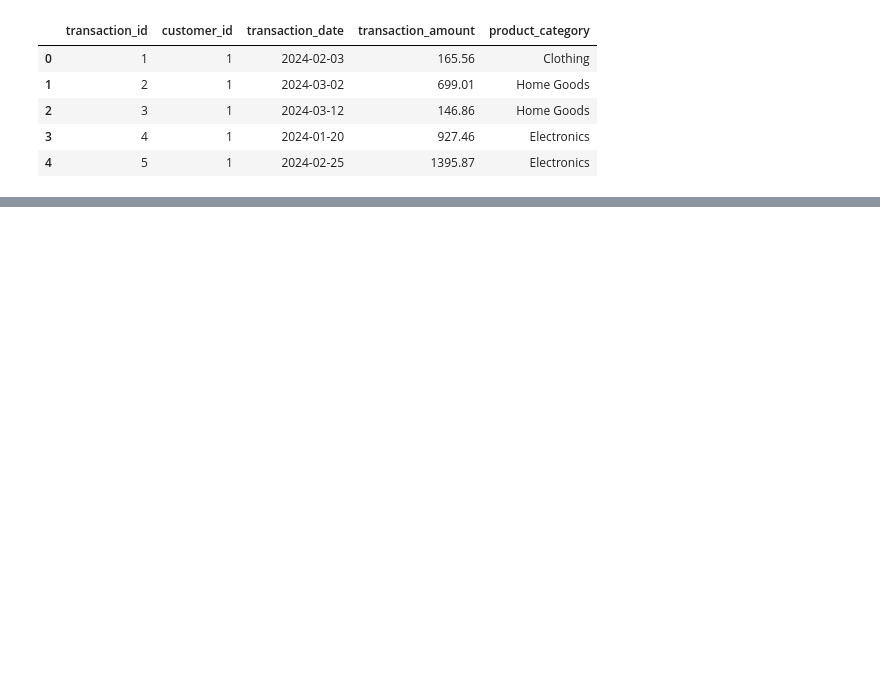
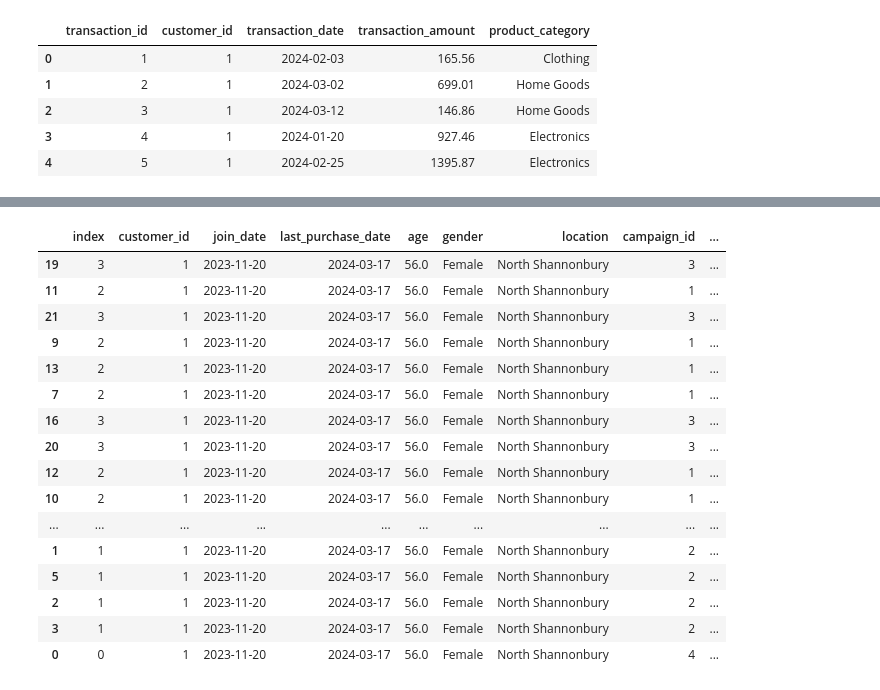
Before and after one commit to qmdismnp/Schulich_DS_MBAN, a Jupyter notebook: assignment 2.ipynb, the cells around one changed output, grey strips where cells are left out. Cells and saved outputs as stored; diff of their text form; code cells hidden in the pictures; blank space fills up the shorter version.

```diff
--- a/assignment 2.ipynb
+++ b/assignment 2.ipynb
@@ -50,0 +119,12 @@ transactions.head()
+# %%
+# in other words > which marketing campaign was the user exposed to before they made a transaction?
+# and did they respond positively or negatively to that?
+# we need to convert key dates to datetime objects
+
+marketing['campaign_date'] = pd.to_datetime(marketing['campaign_date'])
+transactions['transaction_date'] = pd.to_datetime(transactions['transaction_date'])
+# %%
+# now we can use the merge() function in combination with the joins
+# join the first 3 tables
+
+transaction_level = customer.merge(marketing).join(transactions)
@@ -50,0 +147,2 @@ transactions.head()
+# %%
+transaction_level.reset_index(inplace=True)
@@ -50,0 +152,25 @@ transactions.head()
+# %%
+# merge function we'll use requires sorting
+transaction_level.sort_values(by=['customer_id','transaction_date'], inplace=True)
+marketing.sort_values(by=['customer_id','campaign_date'], inplace=True)
+# %%
+# make sure sorting is correct
+transaction_level[transaction_level['customer_id']==1]
+# %% [output]
+|  | index | customer_id | join_date | last_purchase_date | age | gender | location | campaign_id | ... |
+| 19 | 3 | 1 | 2023-11-20 | 2024-03-17 | 56.0 | Female | North Shannonbury | 3 | ... |
+| 11 | 2 | 1 | 2023-11-20 | 2024-03-17 | 56.0 | Female | North Shannonbury | 1 | ... |
+| 21 | 3 | 1 | 2023-11-20 | 2024-03-17 | 56.0 | Female | North Shannonbury | 3 | ... |
+| 9 | 2 | 1 | 2023-11-20 | 2024-03-17 | 56.0 | Female | North Shannonbury | 1 | ... |
+| 13 | 2 | 1 | 2023-11-20 | 2024-03-17 | 56.0 | Female | North Shannonbury | 1 | ... |
+| 7 | 2 | 1 | 2023-11-20 | 2024-03-17 | 56.0 | Female | North Shannonbury | 1 | ... |
+| 16 | 3 | 1 | 2023-11-20 | 2024-03-17 | 56.0 | Female | North Shannonbury | 3 | ... |
+| 20 | 3 | 1 | 2023-11-20 | 2024-03-17 | 56.0 | Female | North Shannonbury | 3 | ... |
+| 12 | 2 | 1 | 2023-11-20 | 2024-03-17 | 56.0 | Female | North Shannonbury | 1 | ... |
+| 10 | 2 | 1 | 2023-11-20 | 2024-03-17 | 56.0 | Female | North Shannonbury | 1 | ... |
+| ... | ... | ... | ... | ... | ... | ... | ... | ... | ... |
+| 1 | 1 | 1 | 2023-11-20 | 2024-03-17 | 56.0 | Female | North Shannonbury | 2 | ... |
+| 5 | 1 | 1 | 2023-11-20 | 2024-03-17 | 56.0 | Female | North Shannonbury | 2 | ... |
+| 2 | 1 | 1 | 2023-11-20 | 2024-03-17 | 56.0 | Female | North Shannonbury | 2 | ... |
+| 3 | 1 | 1 | 2023-11-20 | 2024-03-17 | 56.0 | Female | North Shannonbury | 2 | ... |
+| 0 | 0 | 1 | 2023-11-20 | 2024-03-17 | 56.0 | Female | North Shannonbury | 4 | ... |
```
Also changed, not shown: parts of 15 cells of this notebook.
